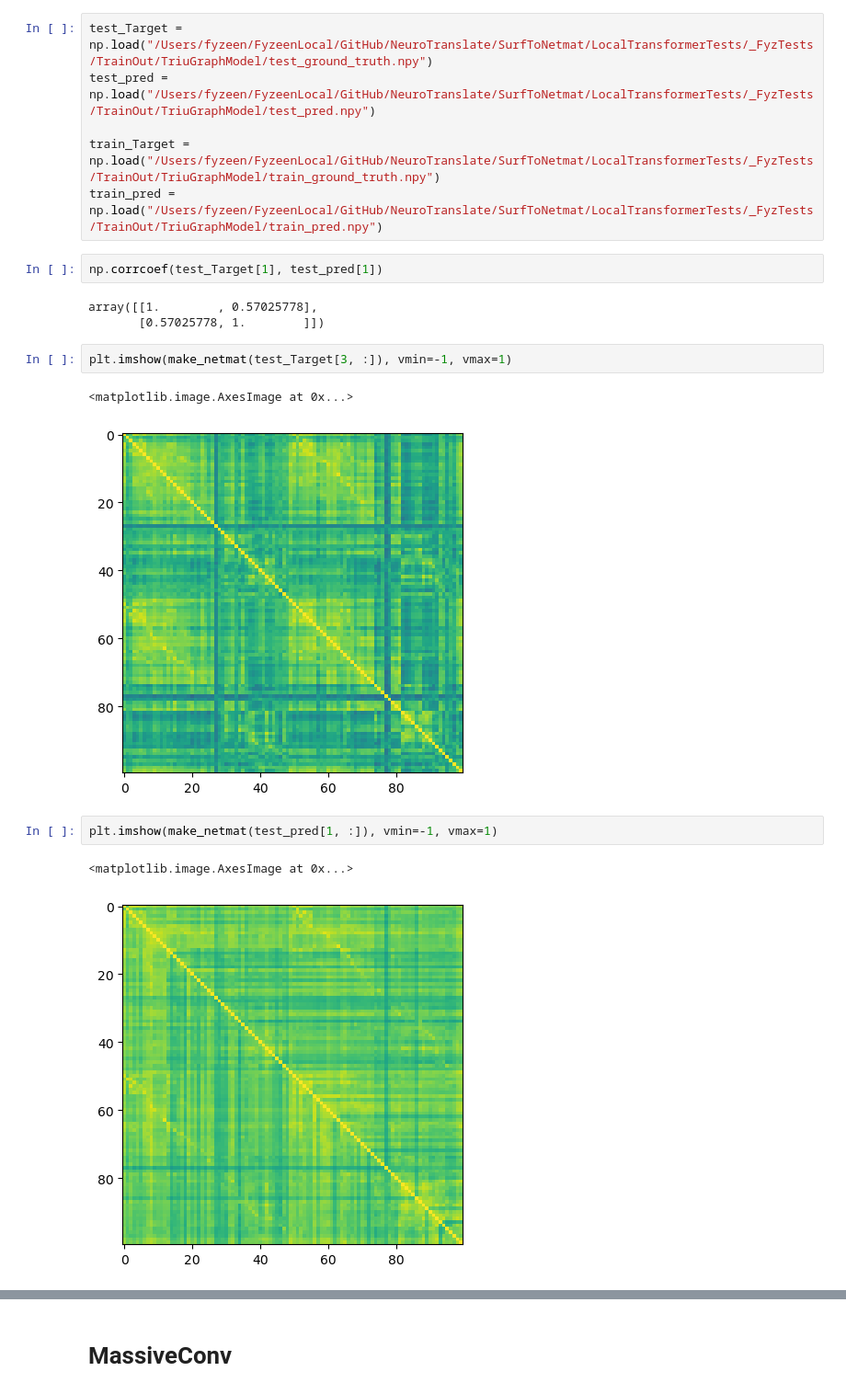
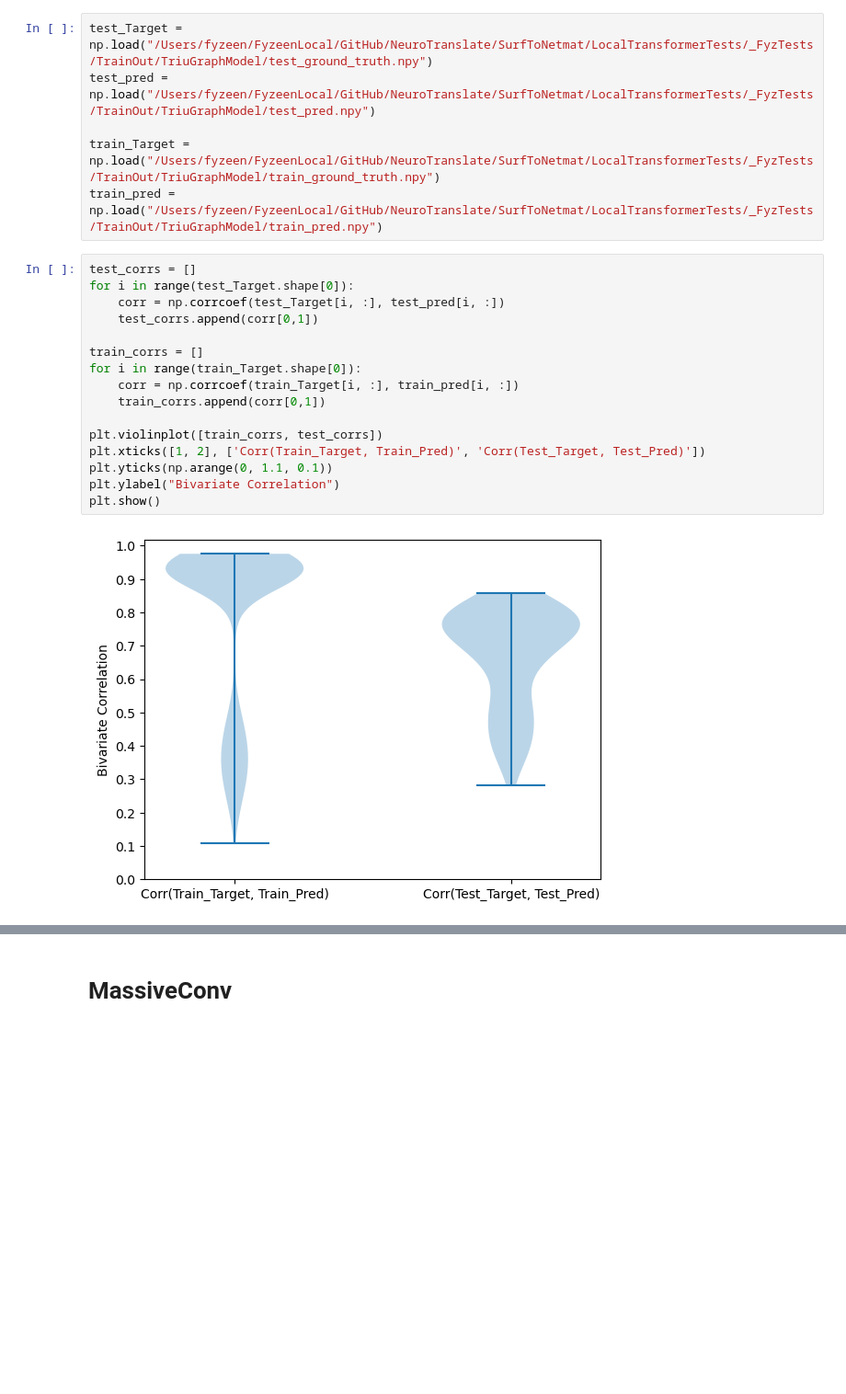
Before and after one commit to fyzeen/NeuroTranslate, a Jupyter notebook: SurfToNetmat/LocalTransformerTests/_FyzTests/model_diagnostics2.ipynb, the cells around one changed output, grey strips where cells are left out. Shown at 92% size. Cells and saved outputs as stored; diff of their text form; blank space fills up the shorter version.

```diff
--- a/SurfToNetmat/LocalTransformerTests/_FyzTests/model_diagnostics2.ipynb
+++ b/SurfToNetmat/LocalTransformerTests/_FyzTests/model_diagnostics2.ipynb
@@ -2716,18 +4301,21 @@ test_pred = np.load("/Users/fyzeen/FyzeenLocal/GitHub/NeuroTranslate/SurfToNetma
 
 train_Target = np.load("/Users/fyzeen/FyzeenLocal/GitHub/NeuroTranslate/SurfToNetmat/LocalTransformerTests/_FyzTests/TrainOut/TriuGraphModel/train_ground_truth.npy")
 train_pred = np.load("/Users/fyzeen/FyzeenLocal/GitHub/NeuroTranslate/SurfToNetmat/LocalTransformerTests/_FyzTests/TrainOut/TriuGraphModel/train_pred.npy")
-# %%
-np.corrcoef(test_Target[1], test_pred[1])
-# %% [output]
-array([[1.        , 0.57025778],
-       [0.57025778, 1.        ]])
-# %%
-plt.imshow(make_netmat(test_Target[3, :]), vmin=-1, vmax=1)
-# %% [output]
-<matplotlib.image.AxesImage at 0x...>
-[figure, removed]
-# %%
-plt.imshow(make_netmat(test_pred[1, :]), vmin=-1, vmax=1)
-# %% [output]
-<matplotlib.image.AxesImage at 0x...>
-[figure, removed]
+# %%
+test_corrs = []
+for i in range(test_Target.shape[0]):
+    corr = np.corrcoef(test_Target[i, :], test_pred[i, :])
+    test_corrs.append(corr[0,1])
+
+train_corrs = []
+for i in range(train_Target.shape[0]):
+    corr = np.corrcoef(train_Target[i, :], train_pred[i, :])
+    train_corrs.append(corr[0,1])
+
+plt.violinplot([train_corrs, test_corrs])
+plt.xticks([1, 2], ['Corr(Train_Target, Train_Pred)', 'Corr(Test_Target, Test_Pred)'])
+plt.yticks(np.arange(0, 1.1, 0.1))
+plt.ylabel("Bivariate Correlation")
+plt.show()
+# %% [output]
+[figure, added]
```
Also changed, not shown: parts of 17 cells of this notebook, 9 other files.
